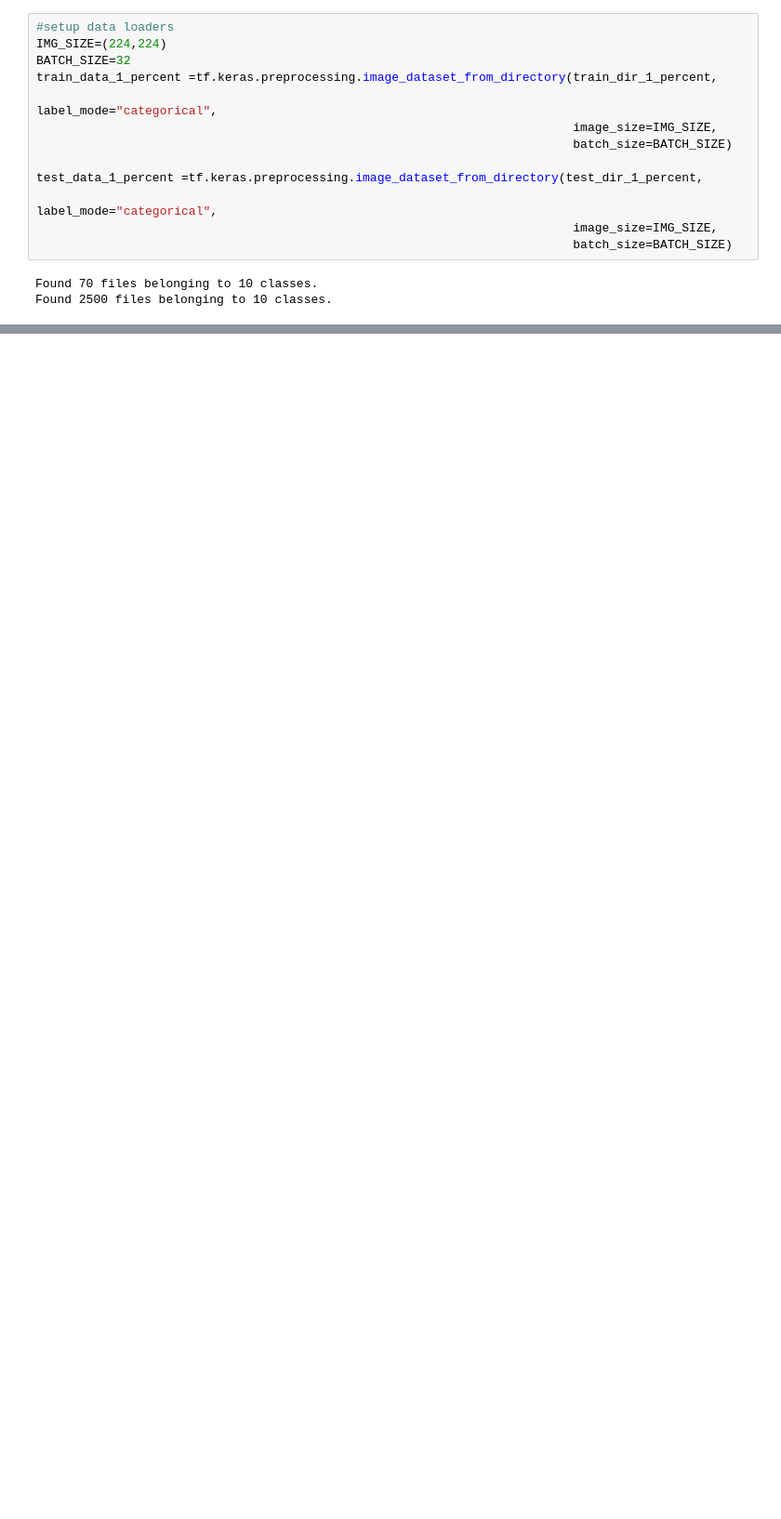
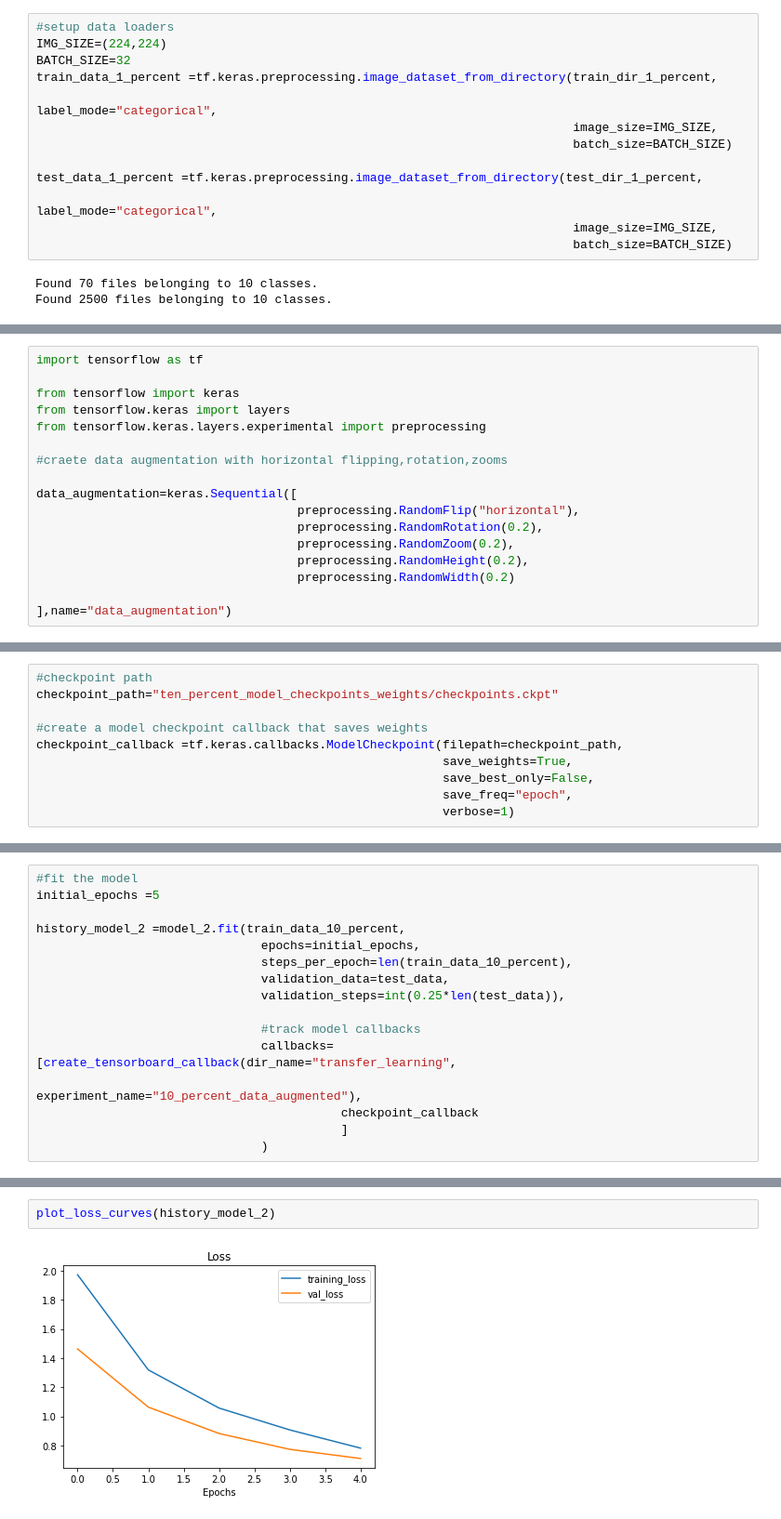
Before and after one commit to PasinduUkwatta/TensorFlow--Practise, a Jupyter notebook: 05_Transfer_Learning_Fine_Tuning (1).ipynb, the cells around one changed output, grey strips where cells are left out. Shown: that part at 93% size. Cells and saved outputs as stored; diff of their text form; blank space fills up the shorter version.

```diff
--- a/05_Transfer_Learning_Fine_Tuning (1).ipynb
+++ b/05_Transfer_Learning_Fine_Tuning (1).ipynb
@@ -379,0 +547,17 @@ Found 2500 files belonging to 10 classes.
+# %%
+import tensorflow as tf
+
+from tensorflow import keras
+from tensorflow.keras import layers
+from tensorflow.keras.layers.experimental import preprocessing
+
+#craete data augmentation with horizontal flipping,rotation,zooms
+
+data_augmentation=keras.Sequential([
+                                    preprocessing.RandomFlip("horizontal"),
+                                    preprocessing.RandomRotation(0.2),
+                                    preprocessing.RandomZoom(0.2),
+                                    preprocessing.RandomHeight(0.2),
+                                    preprocessing.RandomWidth(0.2)
+
+],name="data_augmentation")
@@ -379,0 +594,10 @@ Found 2500 files belonging to 10 classes.
+# %%
+#checkpoint path
+checkpoint_path="ten_percent_model_checkpoints_weights/checkpoints.ckpt"
+
+#create a model checkpoint callback that saves weights
+checkpoint_callback =tf.keras.callbacks.ModelCheckpoint(filepath=checkpoint_path,
+                                                        save_weights=True,
+                                                        save_best_only=False,
+                                                        save_freq="epoch",
+                                                        verbose=1)
@@ -379,0 +606,16 @@ Found 2500 files belonging to 10 classes.
+# %%
+#fit the model
+initial_epochs =5
+
+history_model_2 =model_2.fit(train_data_10_percent,
+                               epochs=initial_epochs,
+                               steps_per_epoch=len(train_data_10_percent),
+                               validation_data=test_data,
+                               validation_steps=int(0.25*len(test_data)),
+
+                               #track model callbacks
+                               callbacks=[create_tensorboard_callback(dir_name="transfer_learning",
+                                                                      experiment_name="10_percent_data_augmented"),
+                                          checkpoint_callback
+                                          ]
+                               )
@@ -379,0 +659,4 @@ Found 2500 files belonging to 10 classes.
+# %%
+plot_loss_curves(history_model_2)
+# %% [output]
+[figure, added]
```
Also changed, not shown: parts of 73 cells of this notebook, 1 other file.
